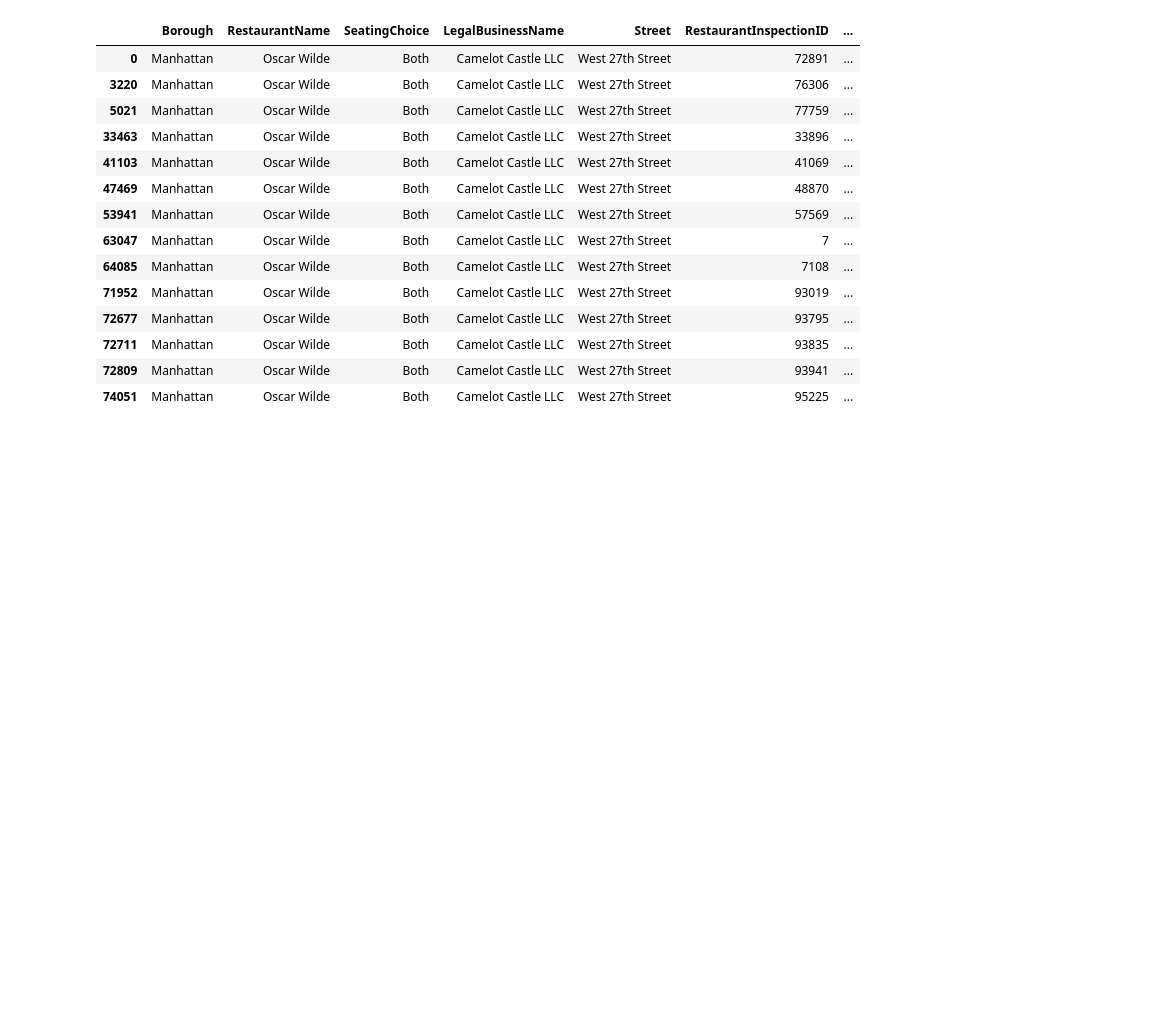
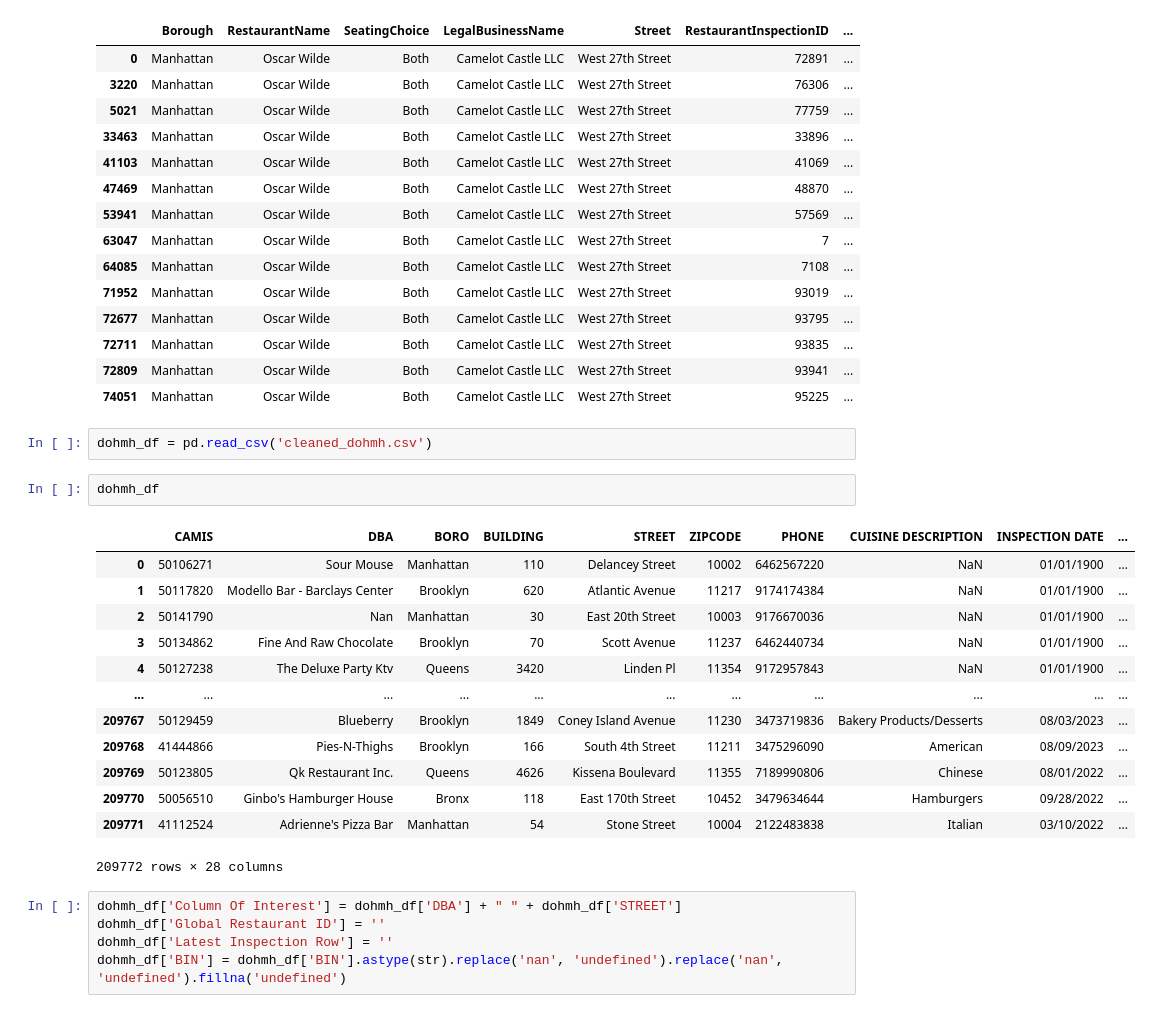
Before and after one commit to sephi-22/restaurant_services_analytics, a Jupyter notebook: Creating_global_id.ipynb, the cells around one changed output. Drawn from its saved outputs; the diff is of its cells as text; blank space fills up the shorter version.

```diff
--- a/Creating_global_id.ipynb
+++ b/Creating_global_id.ipynb
@@ -343,3 +348,26 @@ inspections_df[inspections_df['Global Restaurant ID']=='00012040']
 | 72711 | Manhattan | Oscar Wilde | Both | Camelot Castle LLC | West 27th Street | 93835 | ... |
 | 72809 | Manhattan | Oscar Wilde | Both | Camelot Castle LLC | West 27th Street | 93941 | ... |
 | 74051 | Manhattan | Oscar Wilde | Both | Camelot Castle LLC | West 27th Street | 95225 | ... |
+# %%
+dohmh_df = pd.read_csv('cleaned_dohmh.csv')
+# %%
+dohmh_df
+# %% [output]
+|  | CAMIS | DBA | BORO | BUILDING | STREET | ZIPCODE | PHONE | CUISINE DESCRIPTION | INSPECTION DATE | ... |
+| 0 | 50106271 | Sour Mouse | Manhattan | 110 | Delancey Street | 10002 | 6462567220 | NaN | 01/01/1900 | ... |
+| 1 | 50117820 | Modello Bar - Barclays Center | Brooklyn | 620 | Atlantic Avenue | 11217 | 9174174384 | NaN | 01/01/1900 | ... |
+| 2 | 50141790 | Nan | Manhattan | 30 | East 20th Street | 10003 | 9176670036 | NaN | 01/01/1900 | ... |
+| 3 | 50134862 | Fine And Raw Chocolate | Brooklyn | 70 | Scott Avenue | 11237 | 6462440734 | NaN | 01/01/1900 | ... |
+| 4 | 50127238 | The Deluxe Party Ktv | Queens | 3420 | Linden Pl | 11354 | 9172957843 | NaN | 01/01/1900 | ... |
+| ... | ... | ... | ... | ... | ... | ... | ... | ... | ... | ... |
+| 209767 | 50129459 | Blueberry | Brooklyn | 1849 | Coney Island Avenue | 11230 | 3473719836 | Bakery Products/Desserts | 08/03/2023 | ... |
+| 209768 | 41444866 | Pies-N-Thighs | Brooklyn | 166 | South 4th Street | 11211 | 3475296090 | American | 08/09/2023 | ... |
+| 209769 | 50123805 | Qk Restaurant Inc. | Queens | 4626 | Kissena Boulevard | 11355 | 7189990806 | Chinese | 08/01/2022 | ... |
+| 209770 | 50056510 | Ginbo's Hamburger House | Bronx | 118 | East 170th Street | 10452 | 3479634644 | Hamburgers | 09/28/2022 | ... |
+| 209771 | 41112524 | Adrienne's Pizza Bar | Manhattan | 54 | Stone Street | 10004 | 2122483838 | Italian | 03/10/2022 | ... |
+209772 rows × 28 columns
+# %%
+dohmh_df['Column Of Interest'] = dohmh_df['DBA'] + " " + dohmh_df['STREET']
+dohmh_df['Global Restaurant ID'] = ''
+dohmh_df['Latest Inspection Row'] = ''
+dohmh_df['BIN'] = dohmh_df['BIN'].astype(str).replace('nan', 'undefined').replace('nan', 'undefined').fillna('undefined')
```
Also changed, not shown: parts of 8 cells of this notebook, 1 other file.
